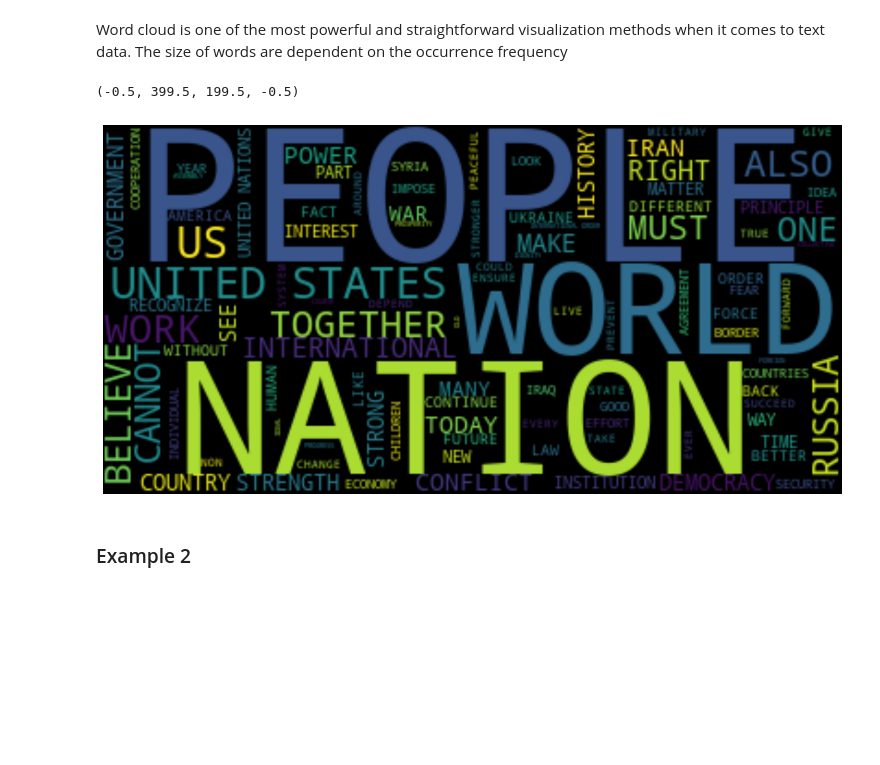
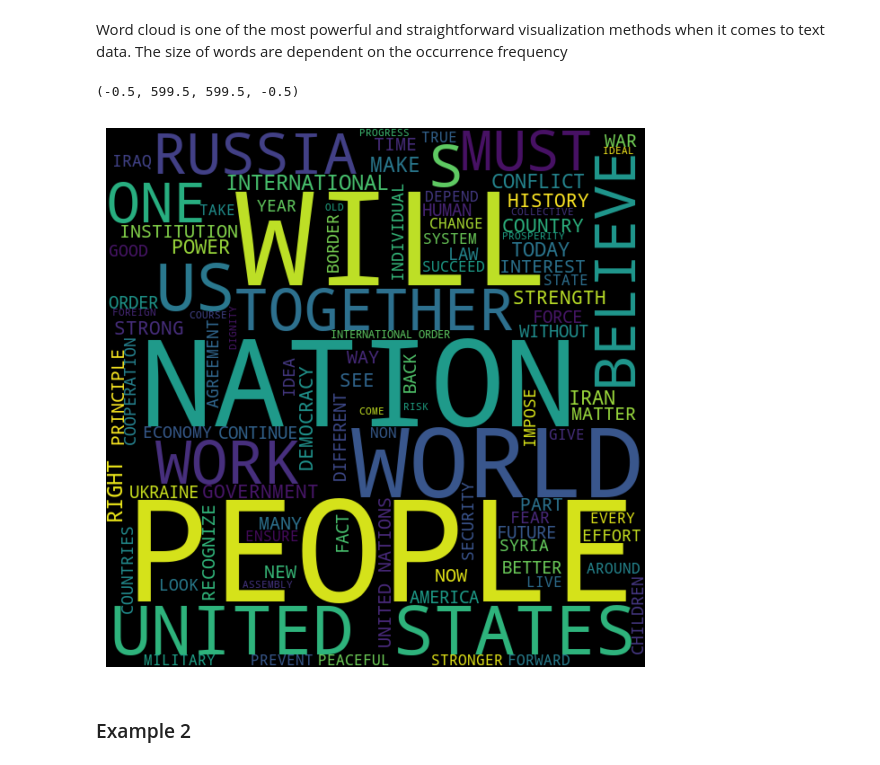
Before and after one commit to klikithareddy/TextBasedAnalysis, a Jupyter notebook: Class2.ipynb, the cells around one changed output. Saved outputs shown, nothing was run; the diff lists cells and outputs as text; code cells hidden in the pictures; blank space fills up the shorter version.

```diff
--- a/Class2.ipynb
+++ b/Class2.ipynb
@@ -310,19 +325,21 @@ ax.set(xlabel='Frequency', ylabel='Token', title='Top Words')
 Word cloud is one of the most powerful and straightforward visualization methods
 when it comes to text data. The size of words are dependent on the occurrence frequency
 # %%
+#importing wordcloud
 from wordcloud import WordCloud
 from matplotlib import pyplot as plt
+wc = WordCloud(background_color='black', width = 600, height=600, max_words=100, margin=2)
 
 text = df.query("year==2015 and country=='USA'")['text'].values[0]
 
 plt.figure(figsize=(14, 7)) ###
-wc = WordCloud(max_words=100, stopwords=stopwords)
+
 wc.generate(text)   # Generates the WordCloud from the input text data.
 plt.imshow(wc, interpolation='bilinear')
 plt.axis("off")
 # %% [output]
-(-0.5, 399.5, 199.5, -0.5)
+(-0.5, 599.5, 599.5, -0.5)
-[figure, old version]
+[figure, new version]
 # %% [markdown]
 ### Example 2
 # %%
```
Also changed, not shown: parts of 8 cells of this notebook.
